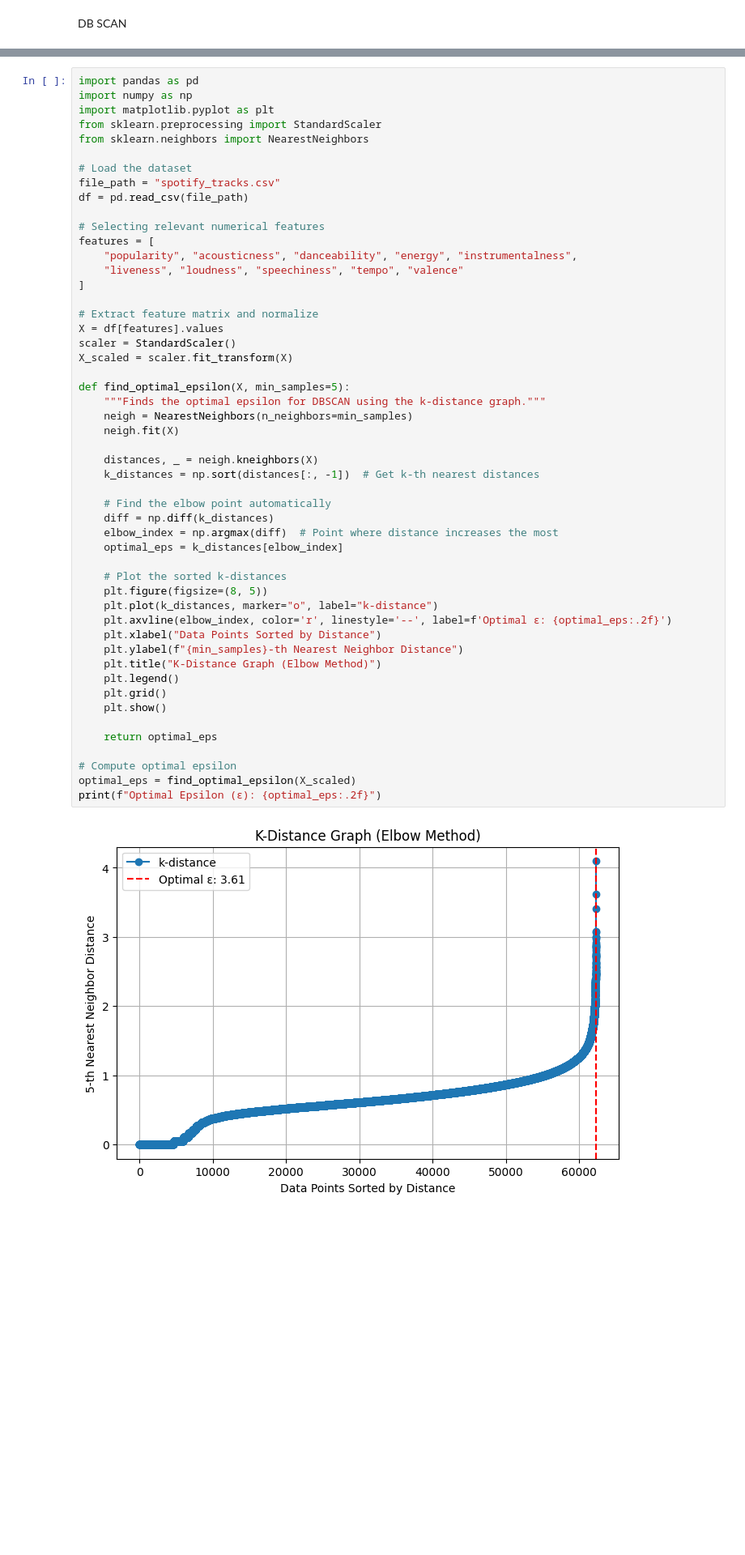
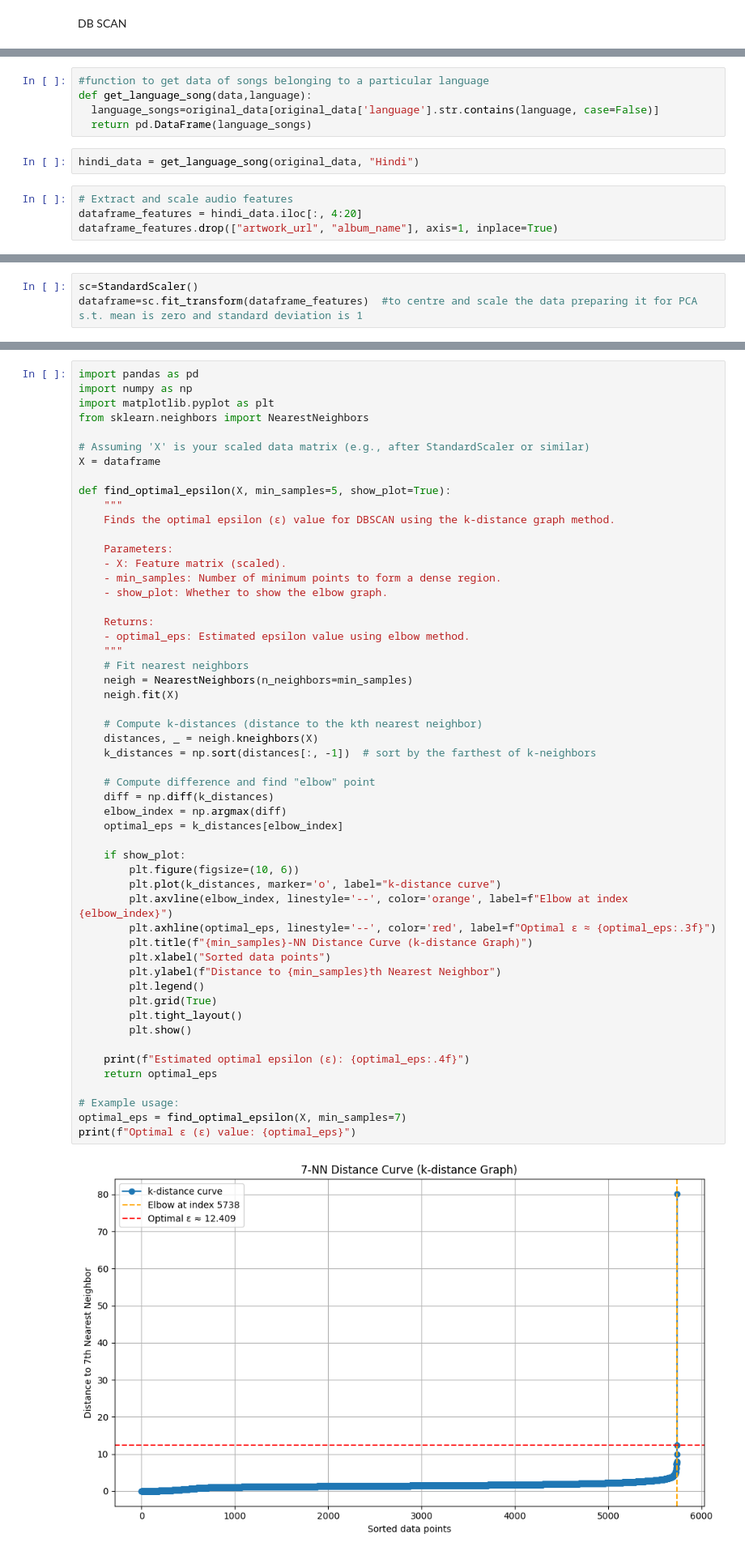
Before and after one commit to philnumpy/PRML-PROJECT, a Jupyter notebook: dbscanprml.ipynb, the cells around one changed output, grey strips where cells are left out. Shown at 81% size. Saved outputs shown, nothing was run; the diff lists cells and outputs as text; blank space fills up the shorter version.

```diff
--- a/dbscanprml.ipynb
+++ b/dbscanprml.ipynb
@@ -4,0 +83,11 @@ DB SCAN
+# %%
+#function to get data of songs belonging to a particular language
+def get_language_song(data,language):
+  language_songs=original_data[original_data['language'].str.contains(language, case=False)]
+  return pd.DataFrame(language_songs)
+# %%
+hindi_data = get_language_song(original_data, "Hindi")
+# %%
+# Extract and scale audio features
+dataframe_features = hindi_data.iloc[:, 4:20]
+dataframe_features.drop(["artwork_url", "album_name"], axis=1, inplace=True)
@@ -5,3 +114,6 @@ DB SCAN
+# %%
+sc=StandardScaler()
+dataframe=sc.fit_transform(dataframe_features)  #to centre and scale the data preparing it for PCA s.t. mean is zero and standard deviation is 1
 # %%
 import pandas as pd
 import numpy as np
@@ -115,53 +264,55 @@ Recommended Songs:
 # %%
 import pandas as pd
 import numpy as np
 import matplotlib.pyplot as plt
-from sklearn.preprocessing import StandardScaler
 from sklearn.neighbors import NearestNeighbors
 
-# Load the dataset
-file_path = "spotify_tracks.csv"
-df = pd.read_csv(file_path)
+# Assuming 'X' is your scaled data matrix (e.g., after StandardScaler or similar)
+X = dataframe
 
-# Selecting relevant numerical features
-features = [
-    "popularity", "acousticness", "danceability", "energy", "instrumentalness",
-    "liveness", "loudness", "speechiness", "tempo", "valence"
-]
+def find_optimal_epsilon(X, min_samples=5, show_plot=True):
+    """
+    Finds the optimal epsilon (ε) value for DBSCAN using the k-distance graph method.
 
-# Extract feature matrix and normalize
-X = df[features].values
-scaler = StandardScaler()
-X_scaled = scaler.fit_transform(X)
+    Parameters:
+    - X: Feature matrix (scaled).
+    - min_samples: Number of minimum points to form a dense region.
+    - show_plot: Whether to show the elbow graph.
 
-def find_optimal_epsilon(X, min_samples=5):
-    """Finds the optimal epsilon for DBSCAN using the k-distance graph."""
+    Returns:
+    - optimal_eps: Estimated epsilon value using elbow method.
+    """
+    # Fit nearest neighbors
     neigh = NearestNeighbors(n_neighbors=min_samples)
     neigh.fit(X)
 
+    # Compute k-distances (distance to the kth nearest neighbor)
     distances, _ = neigh.kneighbors(X)
-    k_distances = np.sort(distances[:, -1])  # Get k-th nearest distances
+    k_distances = np.sort(distances[:, -1])  # sort by the farthest of k-neighbors
 
-    # Find the elbow point automatically
+    # Compute difference and find "elbow" point
     diff = np.diff(k_distances)
-    elbow_index = np.argmax(diff)  # Point where distance increases the most
+    elbow_index = np.argmax(diff)
     optimal_eps = k_distances[elbow_index]
 
-    # Plot the sorted k-distances
-    plt.figure(figsize=(8, 5))
-    plt.plot(k_distances, marker="o", label="k-distance")
-    plt.axvline(elbow_index, color='r', linestyle='--', label=f'Optimal ε: {optimal_eps:.2f}')
-    plt.xlabel("Data Points Sorted by Distance")
-    plt.ylabel(f"{min_samples}-th Nearest Neighbor Distance")
-    plt.title("K-Distance Graph (Elbow Method)")
-    plt.legend()
-    plt.grid()
-    plt.show()
+    if show_plot:
+        plt.figure(figsize=(10, 6))
+        plt.plot(k_distances, marker='o', label="k-distance curve")
+        plt.axvline(elbow_index, linestyle='--', color='orange', label=f"Elbow at index {elbow_index}")
+        plt.axhline(optimal_eps, linestyle='--', color='red', label=f"Optimal ε ≈ {optimal_eps:.3f}")
+        plt.title(f"{min_samples}-NN Distance Curve (k-distance Graph)")
+        plt.xlabel("Sorted data points")
+        plt.ylabel(f"Distance to {min_samples}th Nearest Neighbor")
+        plt.legend()
+        plt.grid(True)
+        plt.tight_layout()
+        plt.show()
 
+    print(f"Estimated optimal epsilon (ε): {optimal_eps:.4f}")
     return optimal_eps
 
-# Compute optimal epsilon
-optimal_eps = find_optimal_epsilon(X_scaled)
-print(f"Optimal Epsilon (ε): {optimal_eps:.2f}")
+# Example usage:
+optimal_eps = find_optimal_epsilon(X, min_samples=7)
+print(f"Optimal ε (ε) value: {optimal_eps}")
 # %% [output]
-[figure, old version]
+[figure, new version]
```
Also changed, not shown: parts of 13 cells of this notebook.
